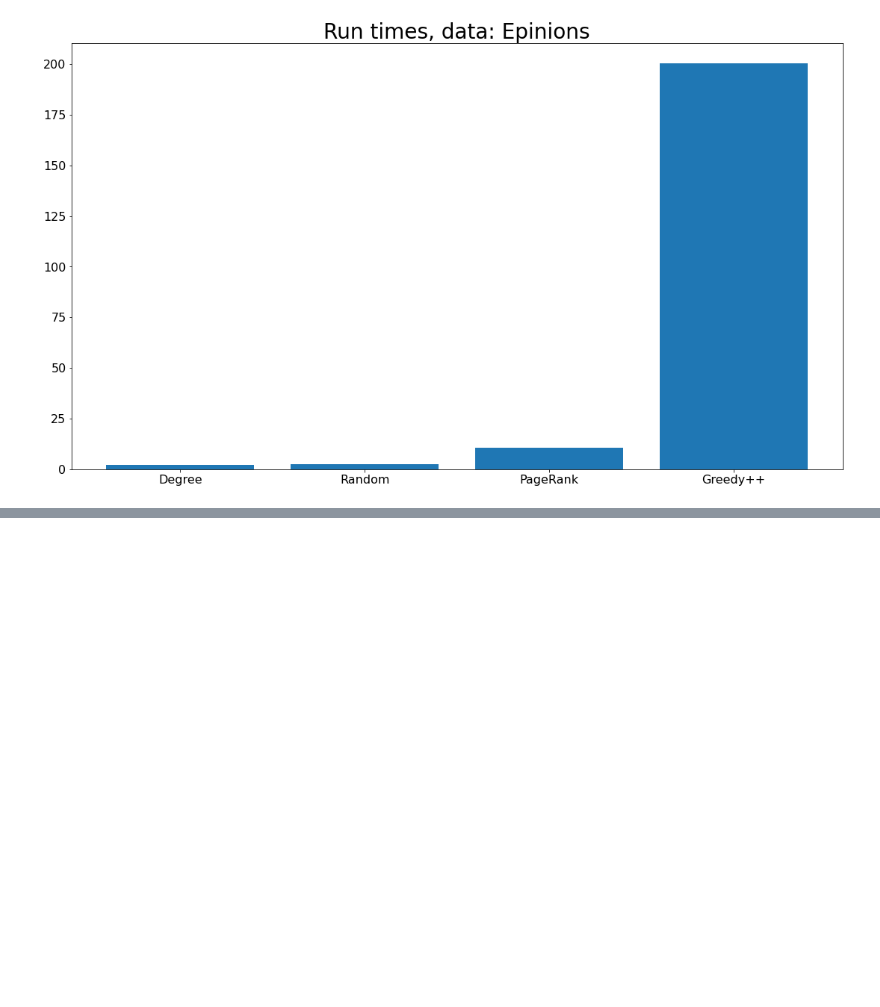
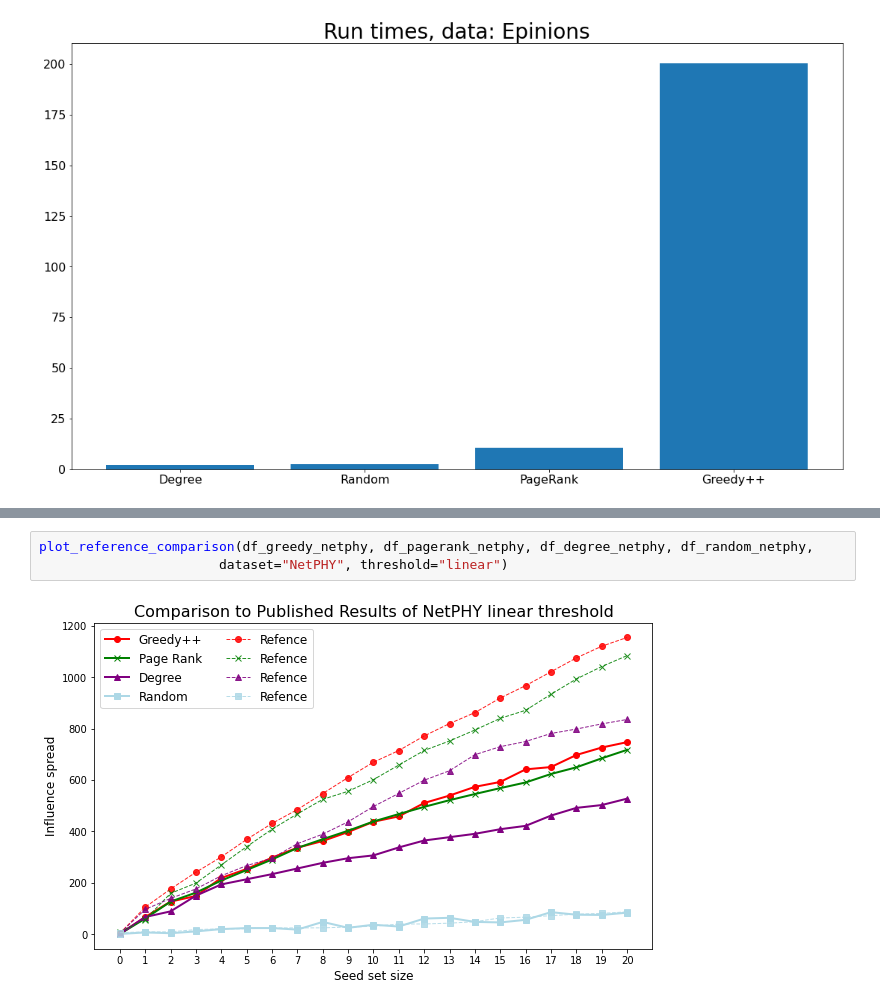
Before and after one commit to mfm92/Reproducibility_TopK, a Jupyter notebook: stats_test.ipynb, the cells around one changed output, grey strips where cells are left out. Drawn from its saved outputs; the diff is of its cells as text; blank space fills up the shorter version.

```diff
--- a/stats_test.ipynb
+++ b/stats_test.ipynb
@@ -204,0 +281,5 @@ plot_inf("Epinions", df_greedy_epinions,
+# %%
+plot_reference_comparison(df_greedy_netphy, df_pagerank_netphy, df_degree_netphy, df_random_netphy,
+                       dataset="NetPHY", threshold="linear")
+# %% [output]
+[figure, added]
```
Also changed, not shown: parts of 13 cells of this notebook, 5 other files.
